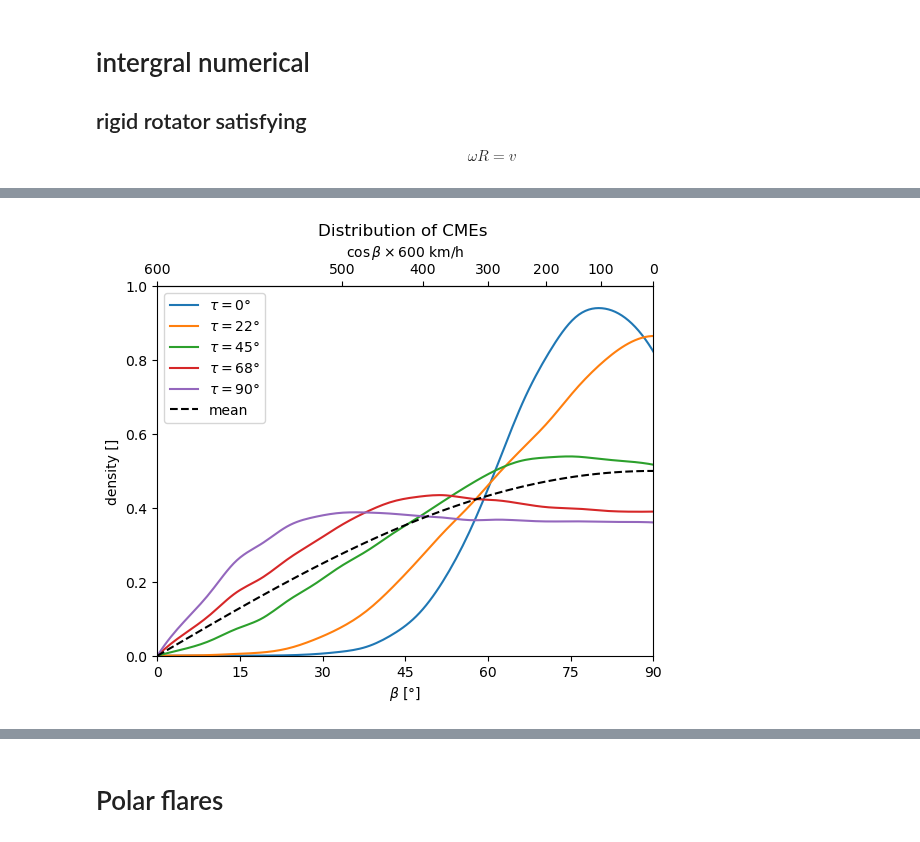
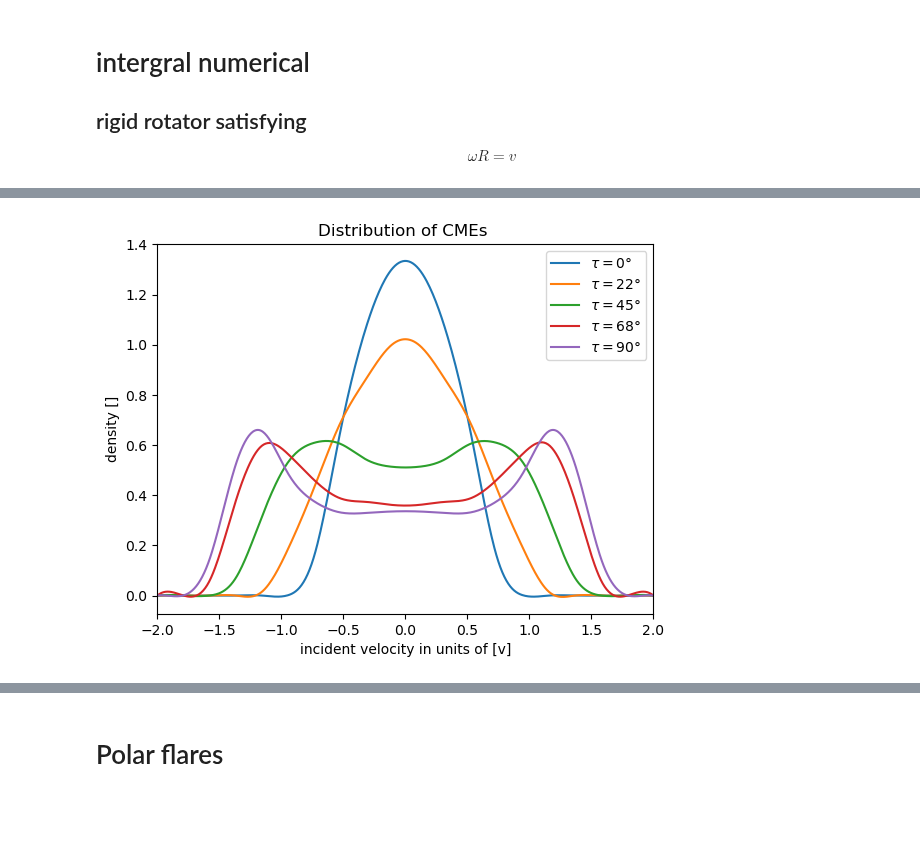
Before and after one commit to demichieldewilde/CME_distribution, a Jupyter notebook: Fast rotators/CME_distribution_rotation_ni.ipynb, the cells around one changed output, grey strips where cells are left out. Cells and saved outputs as stored; diff of their text form; code cells hidden in the pictures; blank space fills up the shorter version.

```diff
--- a/Fast rotators/CME_distribution_rotation_ni.ipynb
+++ b/Fast rotators/CME_distribution_rotation_ni.ipynb
@@ -160,7 +160,7 @@ def get_rho_dop(dop, tau):
     print(dop, tau, end='\r')
     result, error = nquad(f_integrand_(dop, tau), [[0, np.pi],       # theta, phi, theta2
                                                 [0, 2*np.pi],         # phi
-                                                [0, np.pi / 2 ]], opts={"epsrel":0.05, 'epsabs':1e-2})       # theta2
+                                                [0, np.pi / 2 ]], opts={"epsrel":0.05, 'epsabs':4e-2})       # theta2
     end_time = time.time()
     print(f'For params {dop=}, {tau = } we find the distibution to be {result }, with estimated error {error}. \
         Taking {(end_time-start_time):.2f} to calculate.')
@@ -206,6 +206,15 @@ def get_or_create_data(name):
         data = np.load(filename)
     else:
         print(f"File '{filename}' not found. Creating new data...")
+
+
+        # --- FIX STARTS HERE ---
+        # Create the 'calculations' directory if it doesn't exist
+        # parents=True: creates any missing parent folders
+        # exist_ok=True: doesn't crash if the folder already exists
+        file_path.parent.mkdir(parents=True, exist_ok=True)
+        # -----------------------
+
         # Replace this with your actual data generation logic
         data = run_taus(Taus)
 
@@ -229,30 +230,28 @@ For params dop=np.float64(-0.9473684210526316), tau = np.float64(0.0) we find th
 # %%
 
+x = np.linspace(-2,2, 500)
 
 from scipy.interpolate import make_interp_spline
 
 
 def plotting_(dens, taus):
     for i,d in enumerate(dens):
-        smooth_curve = make_interp_spline(betas, d/(np.average(d) * np.pi))(x)
+        smooth_curve = make_interp_spline(dops, d/(np.average(d) * np.pi))(x)
         plt.plot(x, smooth_curve, label=fr"$\tau=${round(taus[i]/np.pi*180)}°")
-    plt.plot(x, np.sin(x)/2, "--", color='black', label="mean")
+    # plt.plot(x, np.sin(x)/2, "--", color='black', label="mean")
 
     plt.legend()
     plt.title("Distribution of CMEs ")
-    plt.xticks(np.linspace(0,np.pi/2, 7), range(0,91,15))
-    ax = plt.gca()
-    secax = ax.secondary_xaxis('top', functions=(beta2speed, speed2beta))
-    secax.set_xlabel(r'$\cos \beta \times 600$ km/h ')
-    plt.xlabel(r"$\beta$ [°]")
+    plt.xlabel(r"incident velocity in units of [v]")
     plt.ylabel(r"density []")
-    plt.xlim(0,np.pi/2)
-    plt.ylim(0,1)
+    plt.xlim(-2,2)
+    # plt.ylim(0,1)
     plt.show()
 
+
 plotting_(dens, Taus)
 # %% [output]
-[figure, old version]
+[figure, new version]
 # %% [markdown]
 numerical (not yet enough accruracy)
 ![image.png](attachment:image.png)
```
Also changed, not shown: parts of 18 cells of this notebook.
